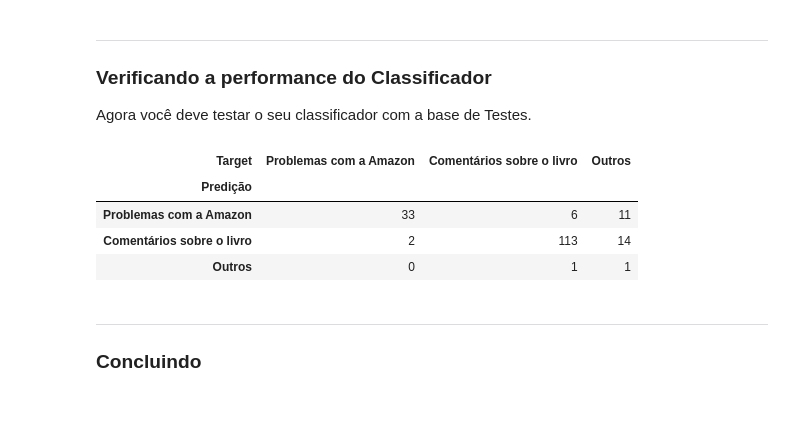
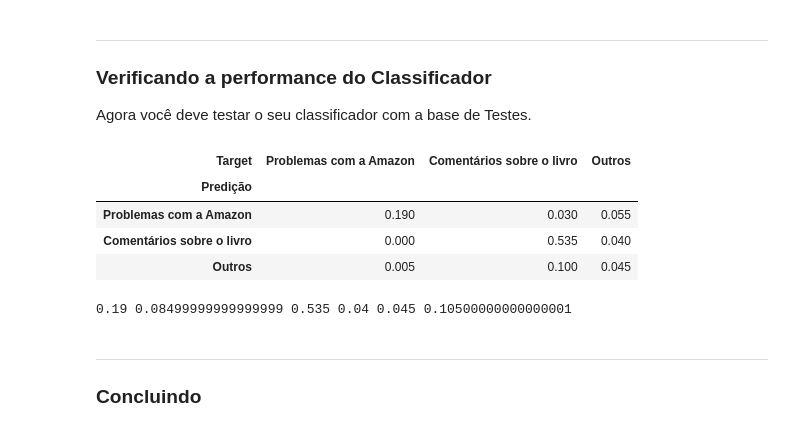
Before and after one commit to Phvr06/cdados-p1, a Jupyter notebook: Projeto1 Template.ipynb, the cells around one changed output. Cells and saved outputs as stored; diff of their text form; code cells hidden in the pictures.

```diff
--- a/Projeto1 Template.ipynb
+++ b/Projeto1 Template.ipynb
@@ -26,7 +26,7 @@ Carregando a base de dados com os tweets classificados manualmente:
 # %%
 stop_words = pd.read_csv('stopwords.csv', header=None)[0].to_list()
 # %%
-train = pd.read_excel('dados_treino original.xlsx')
+train = pd.read_excel('dados_treino.xlsx')
 train.head(5)
 # %% [output]
 |  | Mensagem | Target | Unnamed: 2 | Unnamed: 3 | Unnamed: 4 |
@@ -303,13 +301,25 @@ test['Predição'] = test['Predição'].astype('category')
 
 test['Predição'] = test['Predição'].cat.reorder_categories(['Problemas com a Amazon', 'Comentários sobre o livro', 'Outros'])
 # %%
-pd.crosstab(test['Predição'], test['Target'])
+tabela = pd.crosstab(test['Predição'], test['Target'], normalize='all')
+tabela
 # %% [output]
 | Target | Problemas com a Amazon | Comentários sobre o livro | Outros |
 | Predição |  |  |  |
-| Problemas com a Amazon | 33 | 6 | 11 |
-| Comentários sobre o livro | 2 | 113 | 14 |
-| Outros | 0 | 1 | 1 |
+| Problemas com a Amazon | 0.190 | 0.030 | 0.055 |
+| Comentários sobre o livro | 0.000 | 0.535 | 0.040 |
+| Outros | 0.005 | 0.100 | 0.045 |
+# %%
+V_amazon = tabela['Problemas com a Amazon']['Problemas com a Amazon']
+F_amazon = tabela['Comentários sobre o livro']['Problemas com a Amazon'] + tabela['Outros']['Problemas com a Amazon']
+V_livro = tabela['Comentários sobre o livro']['Comentários sobre o livro']
+F_livro = tabela['Problemas com a Amazon']['Comentários sobre o livro'] + tabela['Outros']['Comentários sobre o livro']
+V_outros = tabela['Outros']['Outros']
+F_outros = tabela['Comentários sobre o livro']['Outros'] + tabela['Problemas com a Amazon']['Outros']
+Acur = V_amazon + V_livro + V_outros
+print(V_amazon, F_amazon, V_livro, F_livro, V_outros, F_outros)
+# %% [output]
+0.19 0.08499999999999999 0.535 0.04 0.045 0.10500000000000001
 # %% [markdown]
 ___
 ### Concluindo
```
Also changed, not shown: parts of 9 cells of this notebook, 2 other files.
